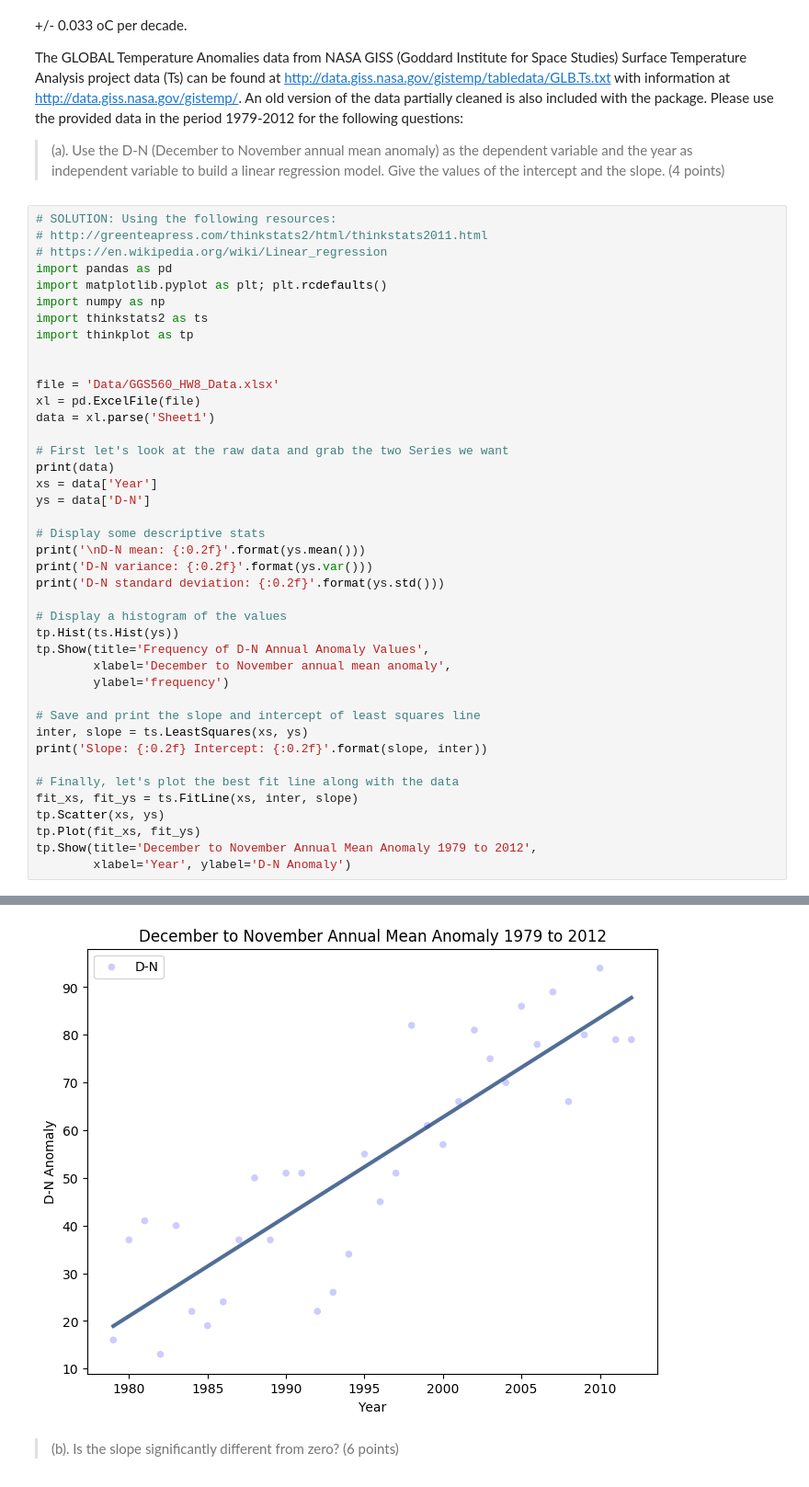
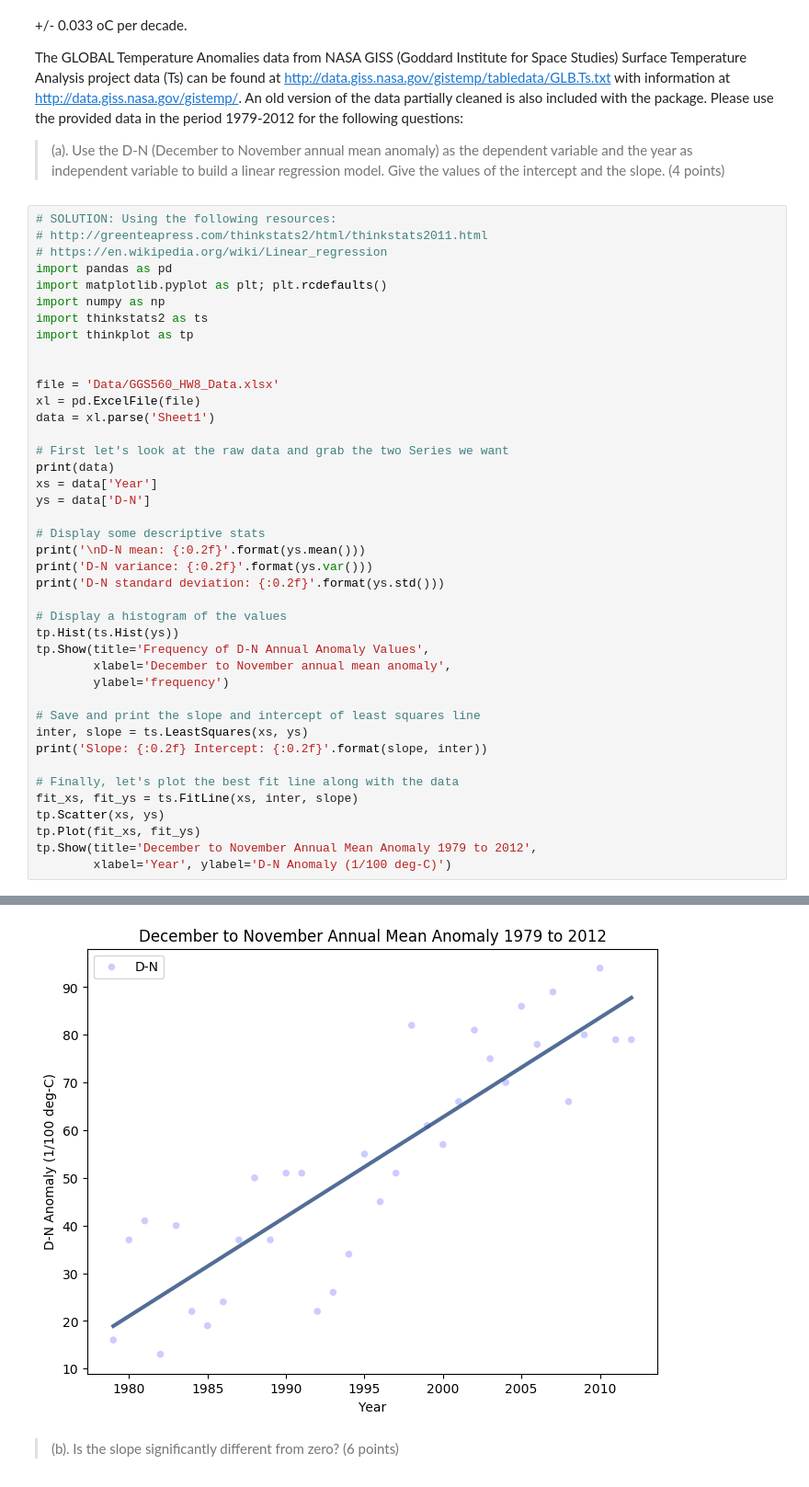
Before and after one commit to jelkner/ggs560, a Jupyter notebook: GGS560 Homework 8.ipynb, the cells around one changed output, grey strips where cells are left out. Shown: that part at 92% size. Saved outputs shown, nothing was run; the diff lists cells and outputs as text.

```diff
--- a/GGS560 Homework 8.ipynb
+++ b/GGS560 Homework 8.ipynb
@@ -41,35 +41,35 @@ tp.Show(title='Frequency of D-N Annual Anomaly Values',
 
 # Save and print the slope and intercept of least squares line
 inter, slope = ts.LeastSquares(xs, ys)
 print('Slope: {:0.2f} Intercept: {:0.2f}'.format(slope, inter))
 
 # Finally, let's plot the best fit line along with the data
 fit_xs, fit_ys = ts.FitLine(xs, inter, slope)
 tp.Scatter(xs, ys)
 tp.Plot(fit_xs, fit_ys)
 tp.Show(title='December to November Annual Mean Anomaly 1979 to 2012',
-        xlabel='Year', ylabel='D-N Anomaly')
+        xlabel='Year', ylabel='D-N Anomaly (1/100 deg-C)')
 # %% [output]
     Year  D-N
 0   1979   16
 1   1980   37
 2   1981   41
 3   1982   13
 4   1983   40
 5   1984   22
 6   1985   19
 7   1986   24
 8   1987   37
 9   1988   50
 10  1989   37
 ... (23 lines left out)
 
 D-N mean: 53.35
 D-N variance: 567.63
 D-N standard deviation: 23.82
 [figure]
 Slope: 2.09 Intercept: -4110.21
-[figure, old version]
+[figure, new version]
 # %% [markdown]
 > (b). Is the slope significantly different from zero? (6 points)
 # %% [markdown]
```
Also changed, not shown: parts of 2 cells of this notebook.
